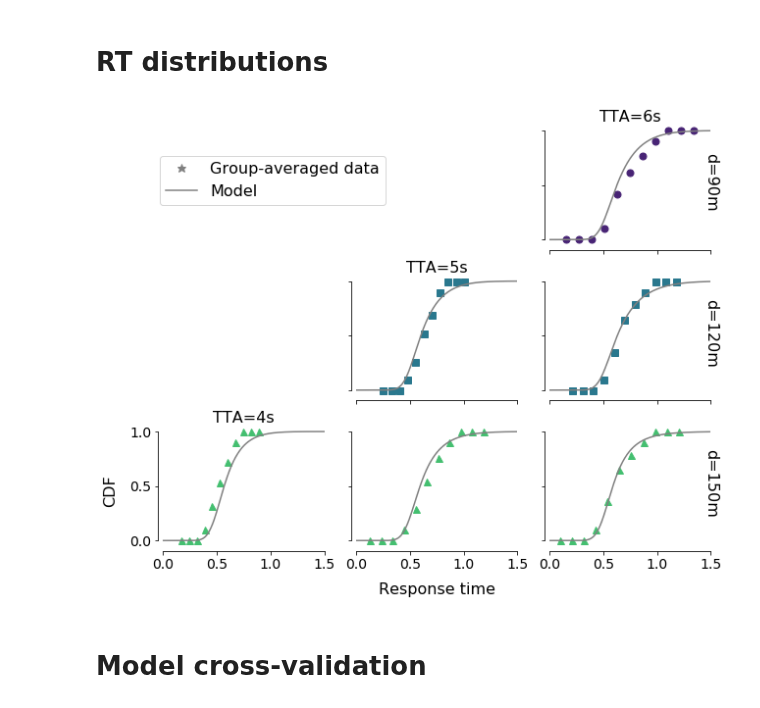
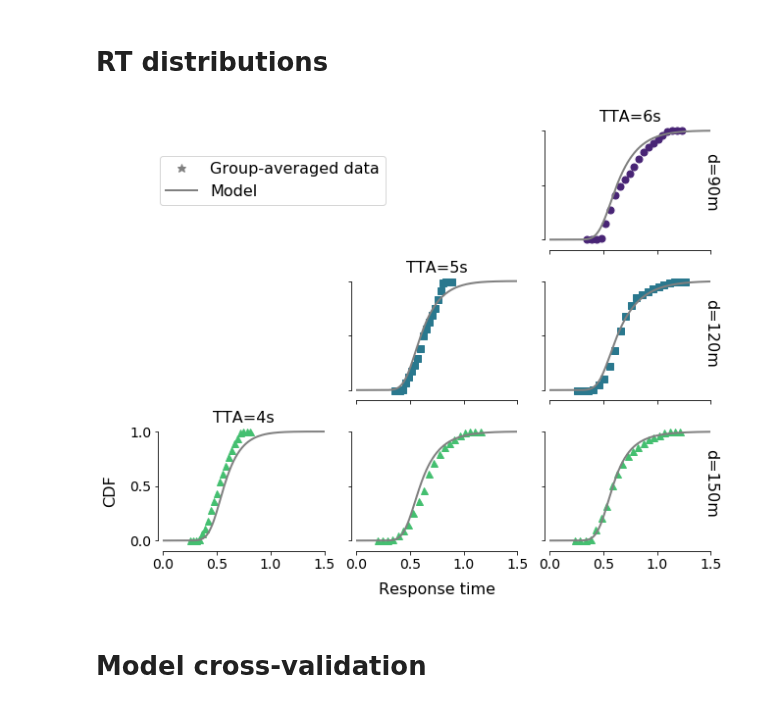
Before and after one commit to cherepaha/evidence_accumulation_in_gap_acceptance, a Jupyter notebook: data_and_model_analysis/paper_figures.ipynb, the cells around one changed output. Cells and saved outputs as stored; diff of their text form; code cells hidden in the pictures.

Commit message:
model fit results added

```diff
--- a/data_and_model_analysis/paper_figures.ipynb
+++ b/data_and_model_analysis/paper_figures.ipynb
@@ -313,17 +316,18 @@ plt.savefig('../output/fig_RT.pdf', bbox_inches='tight')
 # %% [markdown]
 # RT distributions
 # %%
-def plot_condition_vincentized_dist(ax, condition, condition_data):
+def plot_condition_vincentized_dist(ax, condition, condition_data, kind='cdf'):
     colors = dict(zip([90,120,150], [plt.cm.viridis(r) for r in np.linspace(0.1,0.7,3)]))
     markers={90: 'o', 120: 's', 150: '^'}
-    q = [0.1, 0.3, 0.5, 0.7, 0.9]
-    #     q = np.linspace(0.01, 0.99, 10)
+#     q = [0.1, 0.3, 0.5, 0.7, 0.9]
+    q = np.linspace(0.01, 0.99, 15)
     condition_quantiles = condition_data.groupby('subj_id').apply(lambda d: np.quantile(a=d.RT, q=q)).mean()
 
     rt_range = np.linspace(condition_quantiles.min(), condition_quantiles.max(), len(q))
     step = rt_range[1] - rt_range[0]
     rt_grid = np.concatenate([rt_range[:3]-3*step, rt_range, rt_range[-3:]+step*3])
     vincentized_cdf = np.interp(rt_grid, condition_quantiles, q, left=0, right=1)
+    vincentized_pdf = helper.differentiate(rt_grid, vincentized_cdf)
 
     ax.plot(rt_grid, vincentized_cdf, label='Data', color=colors[condition['d']],
             ls='', ms=7, marker=markers[condition['d']])
@@ -379,11 +383,11 @@ def plot_vincentized_dist(exp_data, model_rts):
 
     return fig, axes
 # %%
-model_rts = pd.read_csv(os.path.join(fit_results_path, 'cross_validation_9_rt_cdf.csv'))
+model_rts = pd.read_csv(os.path.join(fit_results_path, 'full_data_rt_cdf.csv'))
 fig, axes = plot_vincentized_dist(exp_measures, model_rts)
 plt.savefig('../output/fig_RT_dist.pdf', bbox_inches='tight')
 # %% [output]
-[figure, old version]
+[figure, new version]
 # %% [markdown]
 # Model cross-validation
 # %%
```
Also changed, not shown: parts of 2 cells of this notebook, 34 other files.
